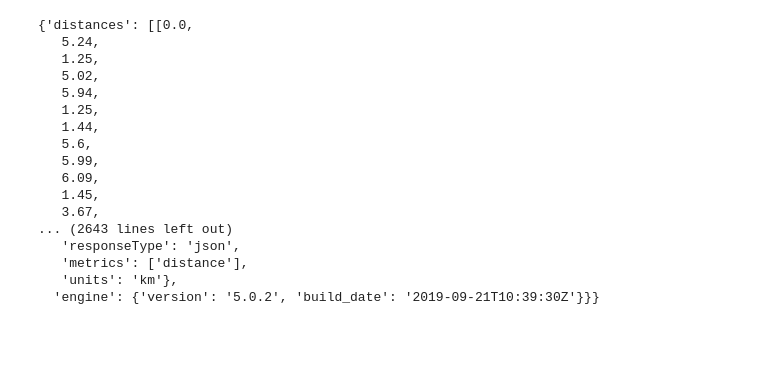
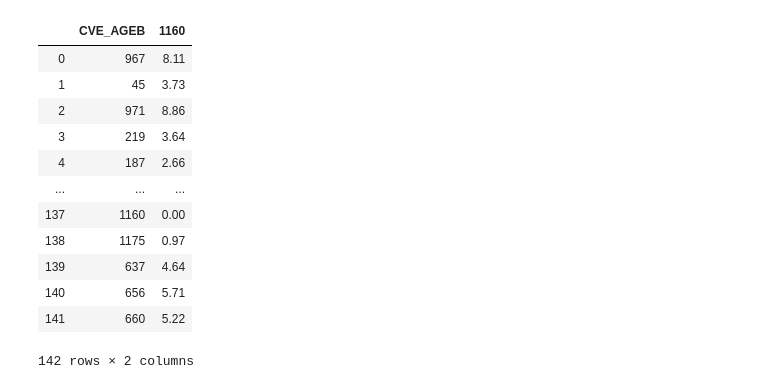
Before and after one commit to paupradel/ecobici_viz, a Jupyter notebook: distancia_entre_agebs.ipynb, the cells around one changed output. Cells and saved outputs as stored; diff of their text form; code cells hidden in the pictures; blank space fills up the shorter version.

```diff
--- a/distancia_entre_agebs.ipynb
+++ b/distancia_entre_agebs.ipynb
@@ -92,20 +182,16 @@ json_normalize(data)
-# %%
-data
-# %% [output]
-{'distances': [[0.0,
-   5.24,
-   1.25,
-   5.02,
-   5.94,
-   1.25,
-   1.44,
-   5.6,
-   5.99,
-   6.09,
-   1.45,
-   3.67,
-... (2643 lines left out)
-   'responseType': 'json',
-   'metrics': ['distance'],
-   'units': 'km'},
-  'engine': {'version': '5.0.2', 'build_date': '2019-09-21T10:39:30Z'}}}
+# %%
+df_distancias[0].reset_index()
+# %% [output]
+|  | CVE_AGEB | 1160 |
+| 0 | 967 | 8.11 |
+| 1 | 45 | 3.73 |
+| 2 | 971 | 8.86 |
+| 3 | 219 | 3.64 |
+| 4 | 187 | 2.66 |
+| ... | ... | ... |
+| 137 | 1160 | 0.00 |
+| 138 | 1175 | 0.97 |
+| 139 | 637 | 4.64 |
+| 140 | 656 | 5.71 |
+| 141 | 660 | 5.22 |
+142 rows × 2 columns
```
Also changed, not shown: parts of 29 cells of this notebook, 9 other files.
